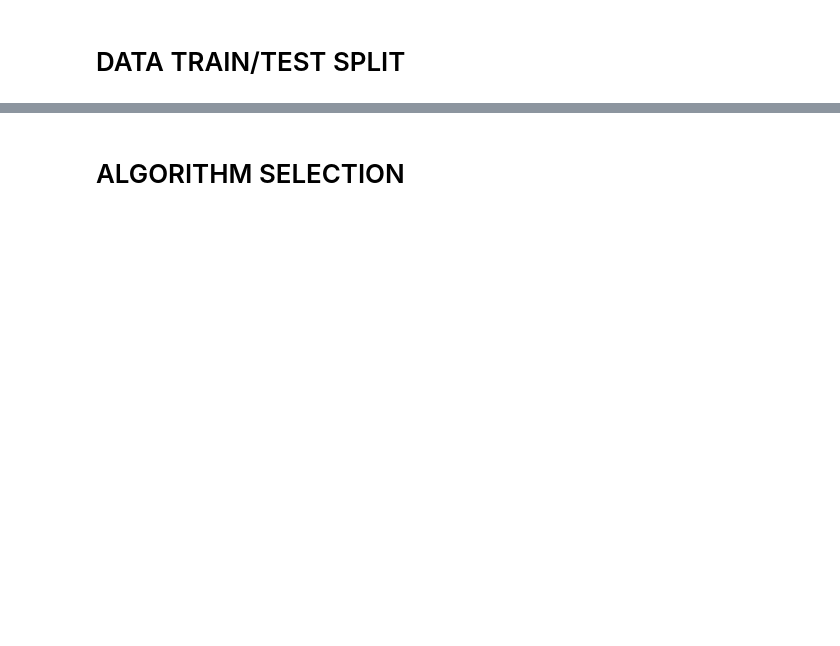
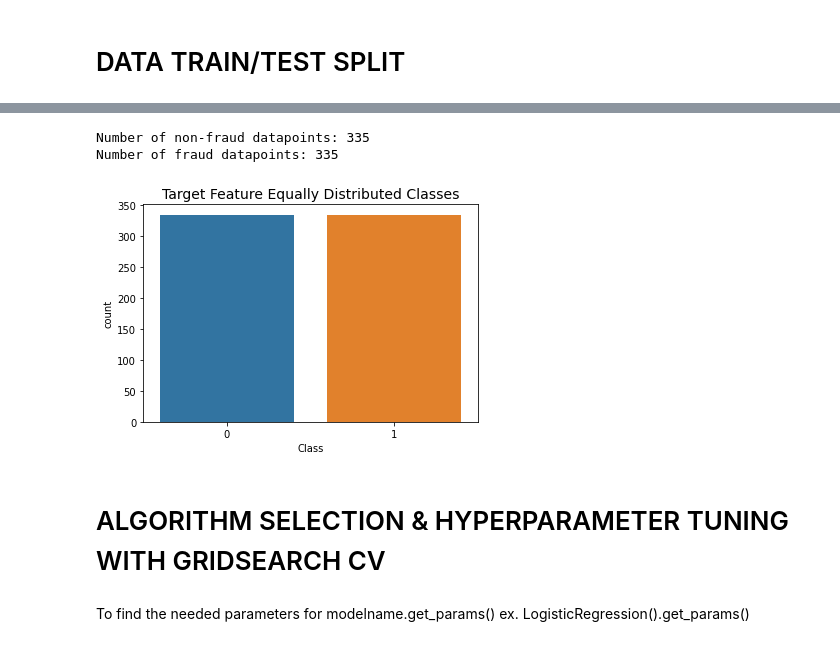
Before and after one commit to antoneev/CreditCardFraudDetection, a Jupyter notebook: Credit Card Fraud Detection.ipynb, the cells around one changed output, grey strips where cells are left out. Saved outputs shown, nothing was run; the diff lists cells and outputs as text; code cells hidden in the pictures; blank space fills up the shorter version.

```diff
--- a/Credit Card Fraud Detection.ipynb
+++ b/Credit Card Fraud Detection.ipynb
@@ -165,0 +212,7 @@ Size of y test: (56962,)
+# %%
+x_train, x_val, y_train, y_val = train_test_split(training_features, training_target,
+                                                  test_size = .10,
+                                                  random_state=12)
+# %%
+rus = RandomUnderSampler(random_state=42)
+x_train_res, y_train_res = rus.fit_resample(x_train, y_train)
@@ -166,2 +235,17 @@ Size of y test: (56962,)
+# %%
+(unique, counts) = np.unique(y_train_res, return_counts=True)
+frequencies = np.asarray((unique, counts)).T
+print("Number of non-fraud datapoints:", frequencies[0][1])
+print("Number of fraud datapoints:", frequencies[1][1])
+# %% [output]
+Number of non-fraud datapoints: 335
+Number of fraud datapoints: 335
+# %%
+y_train_res_DF = pd.DataFrame(y_train_res)
+sns.countplot('Class', data=y_train_res_DF)
+plt.title('Target Feature Equally Distributed Classes', fontsize=14)
+plt.show()
+# %% [output]
+[figure, added]
 # %% [markdown]
-# ALGORITHM SELECTION
+# ALGORITHM SELECTION & HYPERPARAMETER TUNING WITH GRIDSEARCH CV
@@ -167,0 +263,2 @@ Size of y test: (56962,)
+# %% [markdown]
+To find the needed parameters for modelname.get_params() ex. LogisticRegression().get_params()
```
Also changed, not shown: parts of 59 cells of this notebook, 1 other file.
